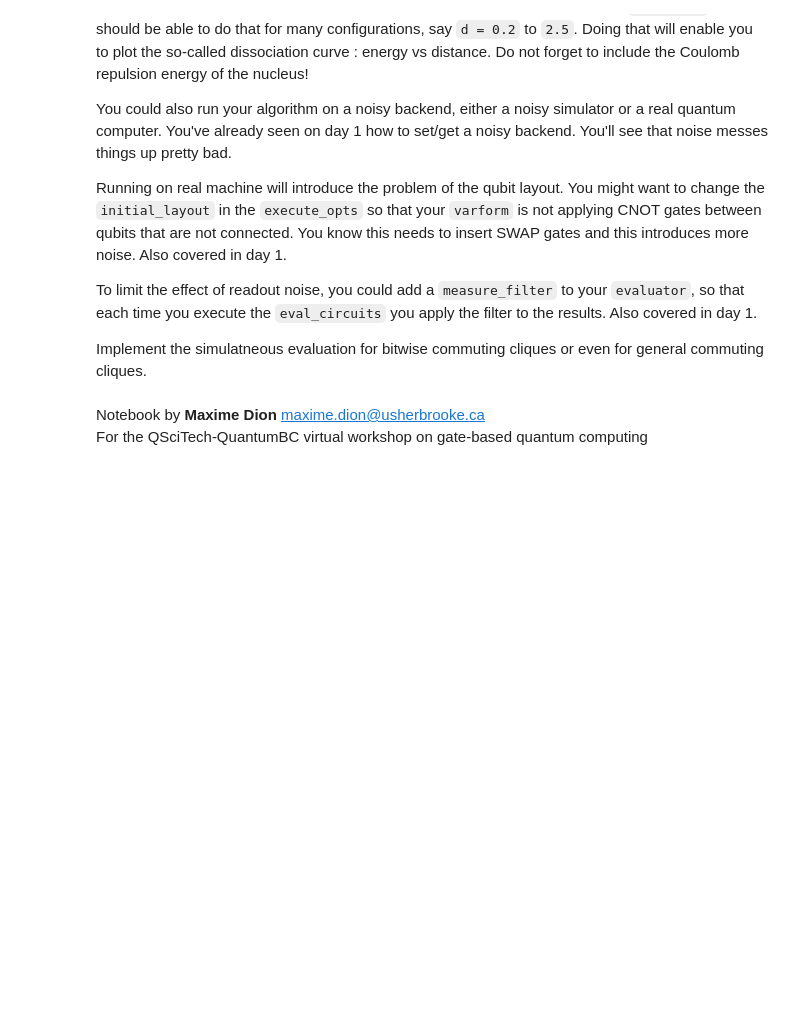
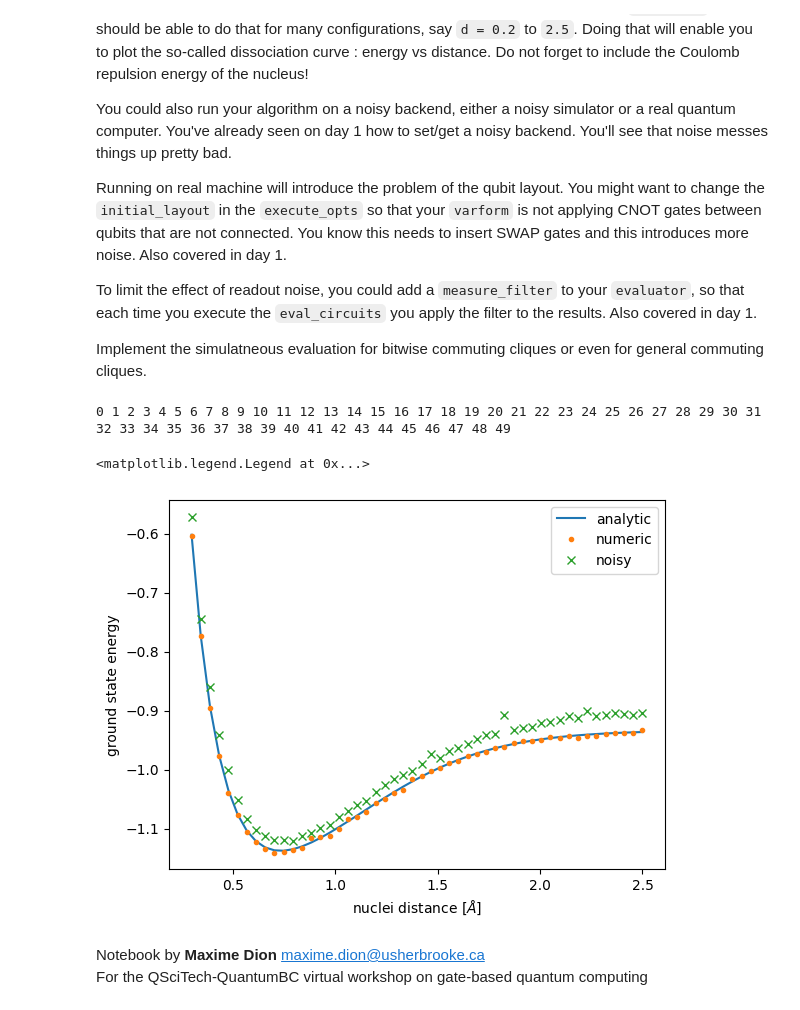
Before and after one commit to QSciTech-QuantumBC-Workshop/Group5, a Jupyter notebook: activity_vqe.ipynb, the cells around one changed output. Saved outputs shown, nothing was run; the diff lists cells and outputs as text; code cells hidden in the pictures; blank space fills up the shorter version.

Commit message:
part 4 of activity_vqe done with simulated gate noise. no readout noise. no cliques yet.

```diff
--- a/activity_vqe.ipynb
+++ b/activity_vqe.ipynb
@@ -679,6 +679,86 @@ Running on real machine will introduce the problem of the qubit layout. You migh
 To limit the effect of readout noise, you could add a `measure_filter` to your `evaluator`, so that each time you execute the `eval_circuits` you apply the filter to the results. Also covered in day 1.
 
 Implement the simulatneous evaluation for bitwise commuting cliques or even for general commuting cliques.
+# %%
+minimizer_d = lambda fct, start_param_values : minimize(
+    fct,
+    start_param_values,
+    method = 'SLSQP',
+    options = {'maxiter' : 5, 'eps' : 1e-1, 'ftol' : 1e-4, 'disp' : True, 'iprint' : 0})
+# %%
+%autoreload
+from matplotlib import pyplot as plt
+from pyscf import gto
+import qiskit_aer.noise as noise
+from qiskit_ibm_runtime import Options, QiskitRuntimeService, Sampler
+
+mapping = JordanWigner()
+
+varform = varform_4qubits_1param
+backend = qasm_simulator
+execute_opts = {'shots' : 2048}
+
+# Error probabilities
+prob_1 = 0.05  # 1-qubit gate
+prob_2 = 0.01   # 2-qubit gate
+
+# Depolarizing quantum errors
+error_1 = noise.depolarizing_error(prob_1, 1)
+error_2 = noise.depolarizing_error(prob_2, 2)
+
+# Add errors to noise model
+noise_model = noise.NoiseModel()
+noise_model.add_all_qubit_quantum_error(error_1, ['u1', 'u2', 'u3'])
+noise_model.add_all_qubit_quantum_error(error_2, ['cx'])
+noisy_exe_opts = {'shots' : 2048, 'noise_model' : noise_model}
+# print(noise_model)
+
+estimator = BasicEstimator(varform, backend, execute_opts=execute_opts)
+noisy_estimator = BasicEstimator(varform, backend, execute_opts=noisy_exe_opts)
+
+distance = np.linspace(0.3, 2.5, 50) #units in AA
+E = np.zeros(len(distance))
+E_noisy = np.zeros(len(distance))
+E0 = np.zeros(len(distance))
+
+for i in range(len(distance)):
+    mol_d = gto.M(
+            atom = [['H', (0,0,-distance[i]/2)], ['H', (0,0,distance[i]/2)]],
+            basis = 'sto-3g'
+            )
+
+    molecular_hamiltonian_no_spin_d = MolecularFermionicHamiltonian.from_pyscf_mol(mol_d)
+    molecular_hamiltonian_d = molecular_hamiltonian_no_spin_d.include_spin()
+    h1_no_spin_d, h2_no_spin_d = molecular_hamiltonian_no_spin_d.get_integrals()
+    Eg = h1_no_spin_d[0, 0]
+    Eu = h1_no_spin_d[1, 1]
+    Ug = h2_no_spin_d[0, 0, 0, 0]
+    Uu = h2_no_spin_d[1, 1, 1, 1]
+    Vd = h2_no_spin_d[1, 0, 0, 1]
+    Vx = h2_no_spin_d[1, 0, 1, 0]
+    qubit_hamiltonian_d = mapping.fermionic_hamiltonian_to_qubit_hamiltonian(molecular_hamiltonian_d).apply_threshold().combine().apply_threshold().sort()
+    estimator.set_observable(qubit_hamiltonian_d)
+    noisy_estimator.set_observable(qubit_hamiltonian_d)
+    vqe_solver = VQESolver(estimator, minimizer_d, [0,], name='vqe_solver')
+    noisy_vqe_solver = VQESolver(noisy_estimator, minimizer_d, [0,], name='vqe_solver')
+    E[i] = vqe_solver.lowest_eig_value(qubit_hamiltonian_d) + mol_d.energy_nuc()
+    E_noisy[i] = noisy_vqe_solver.lowest_eig_value(qubit_hamiltonian_d) + mol_d.energy_nuc()
+    A = 2*Eg + Ug
+    B = 2*Eu + Uu
+    E0[i] = 0.5 * (A + B - np.sqrt((A - B)**2 + 4*Vx**2)) + mol_d.energy_nuc()
+    print(i, end=' ')
+    # print('diff =', E0[i] - E[i])
+
+plt.plot(distance, E0, label='analytic')
+plt.plot(distance, E, '.', label='numeric')
+plt.plot(distance, E_noisy, 'x', label='noisy')
+plt.xlabel('nuclei distance [$\AA$]')
+plt.ylabel('ground state energy')
+plt.legend()
+# %% [output]
+0 1 2 3 4 5 6 7 8 9 10 11 12 13 14 15 16 17 18 19 20 21 22 23 24 25 26 27 28 29 30 31 32 33 34 35 36 37 38 39 40 41 42 43 44 45 46 47 48 49
+<matplotlib.legend.Legend at 0x...>
+[figure, added]
 # %% [markdown]
 Notebook by **Maxime Dion** <maxime.dion@usherbrooke.ca><br>
 For the QSciTech-QuantumBC virtual workshop on gate-based quantum computing
```
Also changed, not shown: 1 other file.
